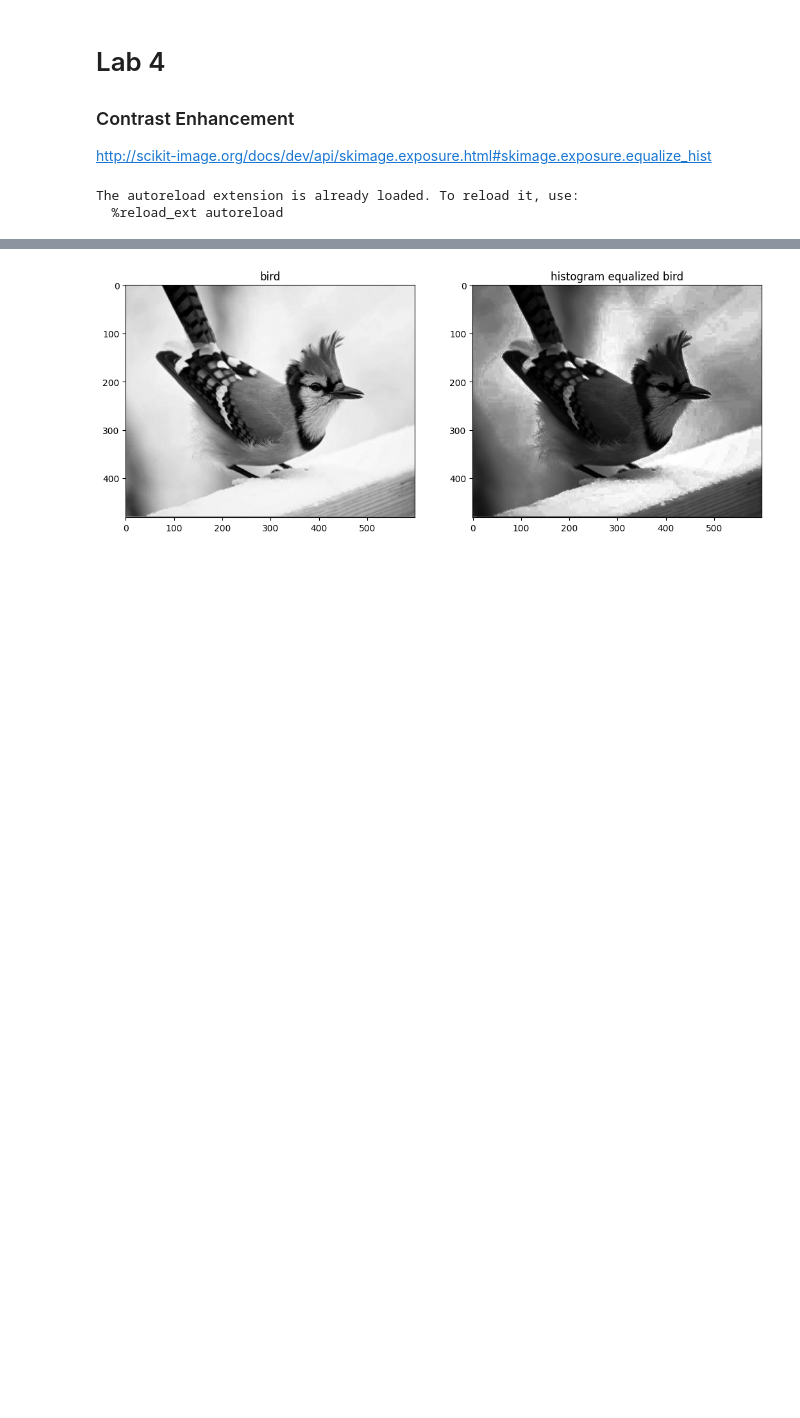
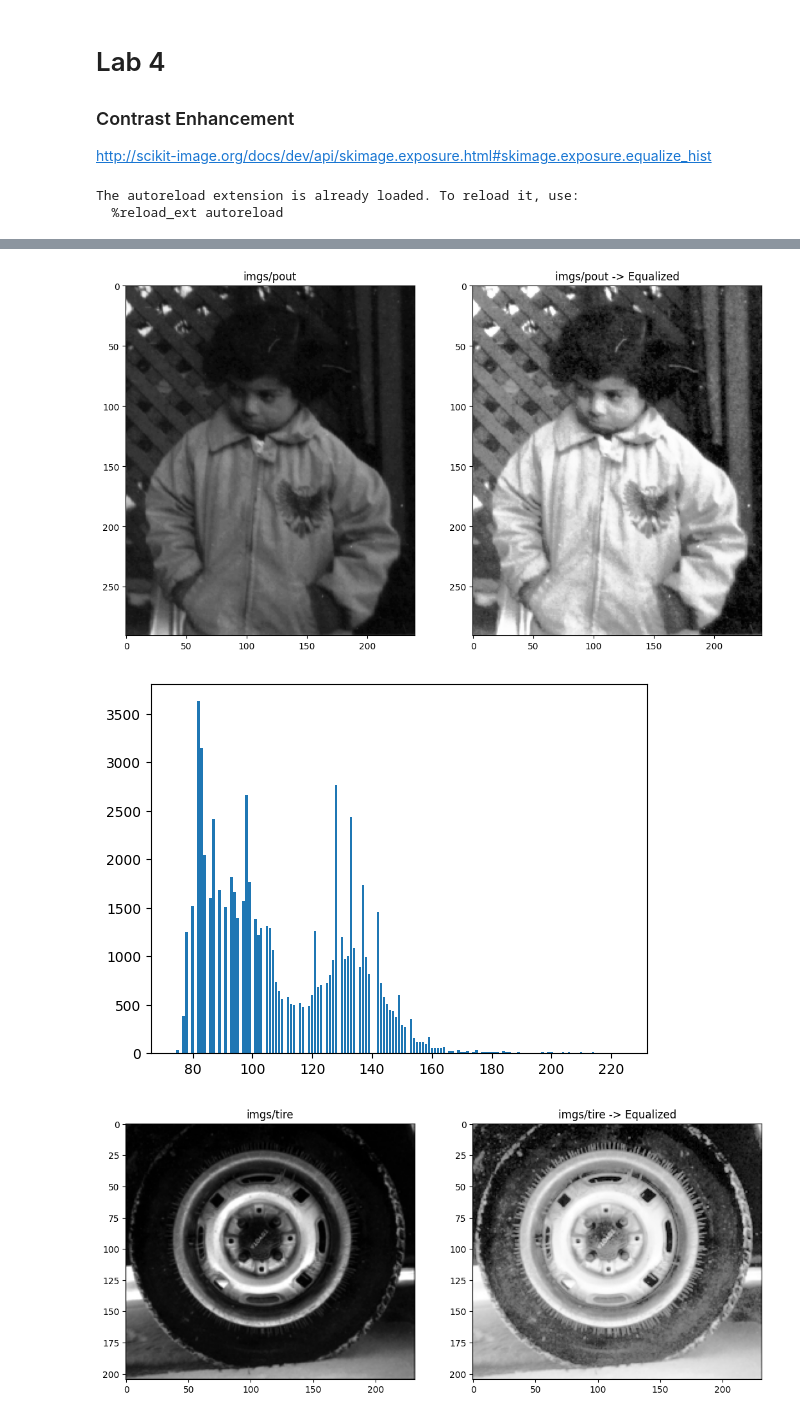
Before and after one commit to MoBahgat010/Image-Processing, a Jupyter notebook: Lab 4/Lab4_STD.ipynb, the cells around one changed output, grey strips where cells are left out. Saved outputs shown, nothing was run; the diff lists cells and outputs as text; code cells hidden in the pictures; blank space fills up the shorter version.

```diff
--- a/Lab 4/Lab4_STD.ipynb
+++ b/Lab 4/Lab4_STD.ipynb
@@ -72,20 +89,36 @@ show_images([bird_gray, bird_gamma], ['bird', 'gamma bird'])
 # %%
 '''
 4 Histogram Eq.
 Note: Histogram function of skimage returns only present intensity values not all 255
 You can use showHist function from commonfunctions file
 '''
 ###### Not Sure if this is correct ######
-from skimage.exposure import equalize_hist
+def equalize_histogram_simplified(img: np.ndarray, G=256) -> np.ndarray:
+    H = np.zeros(G)
+
+    H, _ = np.histogram(img.flatten(), G, [0, G])
+
+    H_c = H.cumsum()
+
+    N, M = img.shape
+    q = np.round((G - 1) * H_c / (N * M)).astype('uint8')
+
+    img_equalized = np.zeros_like(img, dtype='uint8')
+    for i in range(N):
+        for j in range(M):
+            img_equalized[i, j] = q[img[i, j]]
+
+    return img_equalized
 
 def getImageWithHist(name,ext,nbins=256):
     img = io.imread(name + "." + ext)
-    img_gray = rgb2gray(img)
+    img_equalized = equalize_histogram_simplified(img, nbins)
+    show_images([img, img_equalized], [name, name + " -> Equalized"])
+    showHist(img)
 
-    img_eq = equalize_hist(img_gray, nbins=nbins)
-    return img_eq
-
-img_eq = getImageWithHist('imgs/bird','jpg')
-show_images([bird_gray, img_eq], ['bird', 'histogram equalized bird'])
+pout = getImageWithHist('imgs/pout','tif')
+tire = getImageWithHist('imgs/tire','tif')
 # %% [output]
-[figure, old version]
+[figure, new version]
+[figure, added]
+[figure, added]
```
Also changed, not shown: parts of 7 cells of this notebook, 2 other files.
